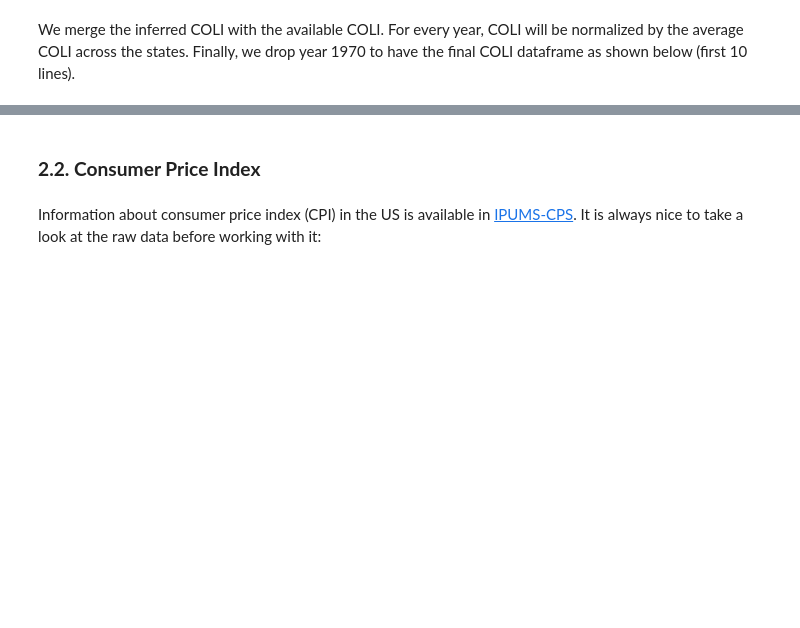
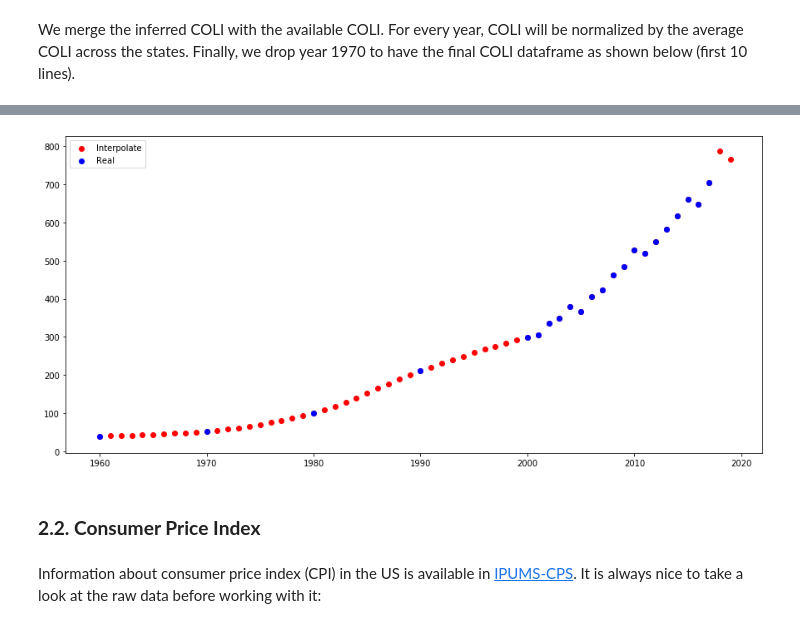
Before and after one commit to sangttruong/incomevis, a Jupyter notebook: main.ipynb, the cells around one changed output, grey strips where cells are left out. Saved outputs shown, nothing was run; the diff lists cells and outputs as text; code cells hidden in the pictures; blank space fills up the shorter version.

```diff
--- a/main.ipynb
+++ b/main.ipynb
@@ -417,3 +421,17 @@ COLI
+# %%
+# Try 1 and 11
+x = COLI.loc[:,11].astype(float)
+y = x.interpolate(method = 'pchip', limit_direction = 'both')
+
+# Plot
+plt.figure(figsize=(15,7))
+plt.scatter(COLI.index, y, color = 'red', label = 'Interpolate')
+plt.scatter(COLI.index, x, color = "blue", label = 'Real')
+
+plt.legend()
+plt.show()
+# %% [output]
+[figure, added]
 # %% [markdown]
 ### **2.2. Consumer Price Index**
 # %% [markdown]
```
Also changed, not shown: parts of 10 cells of this notebook.
